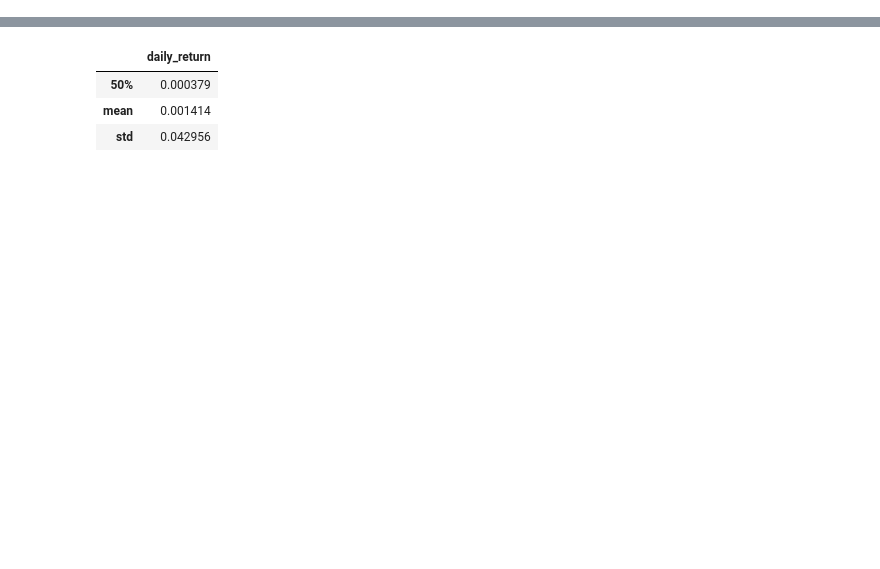
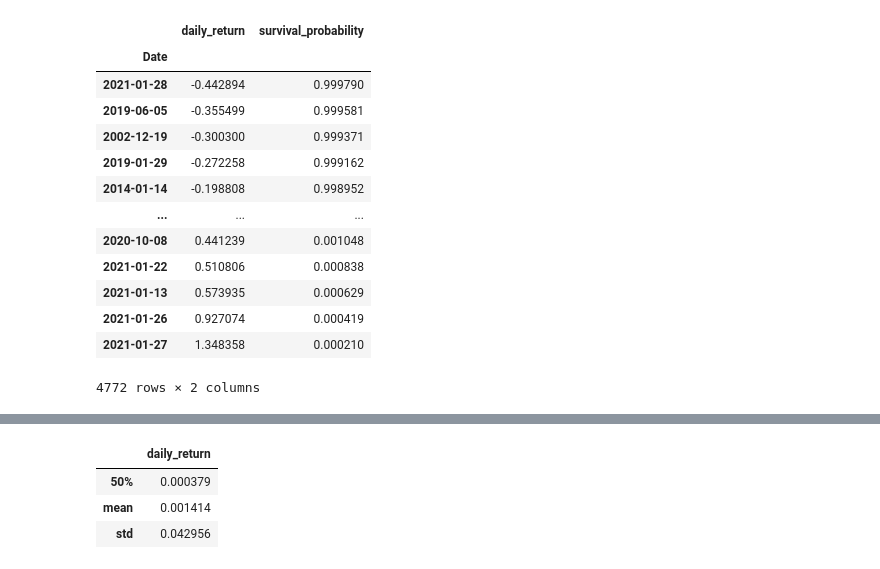
Before and after one commit to FergM/fattails, a Jupyter notebook: notebooks/NB-25 - Survival Plot - Gamestop.ipynb, the cells around one changed output, grey strips where cells are left out. Saved outputs shown, nothing was run; the diff lists cells and outputs as text; code cells hidden in the pictures; blank space fills up the shorter version.

```diff
--- a/notebooks/NB-25 - Survival Plot - Gamestop.ipynb
+++ b/notebooks/NB-25 - Survival Plot - Gamestop.ipynb
@@ -6,0 +63,20 @@ Roughwork exploration GameStop Stock return data:
+# %%
+# Calculate survival probability for each datapoint
+df['survival_probability'] = fattails.get_survival_probability(df.daily_return)
+df = df.sort_values(by='daily_return') # show sorted values
+df
+# %% [output]
+|  | daily_return | survival_probability |
+| Date |  |  |
+| 2021-01-28 | -0.442894 | 0.999790 |
+| 2019-06-05 | -0.355499 | 0.999581 |
+| 2002-12-19 | -0.300300 | 0.999371 |
+| 2019-01-29 | -0.272258 | 0.999162 |
+| 2014-01-14 | -0.198808 | 0.998952 |
+| ... | ... | ... |
+| 2020-10-08 | 0.441239 | 0.001048 |
+| 2021-01-22 | 0.510806 | 0.000838 |
+| 2021-01-13 | 0.573935 | 0.000629 |
+| 2021-01-26 | 0.927074 | 0.000419 |
+| 2021-01-27 | 1.348358 | 0.000210 |
+4772 rows × 2 columns
```
Also changed, not shown: parts of 34 cells of this notebook, 4 other files.
